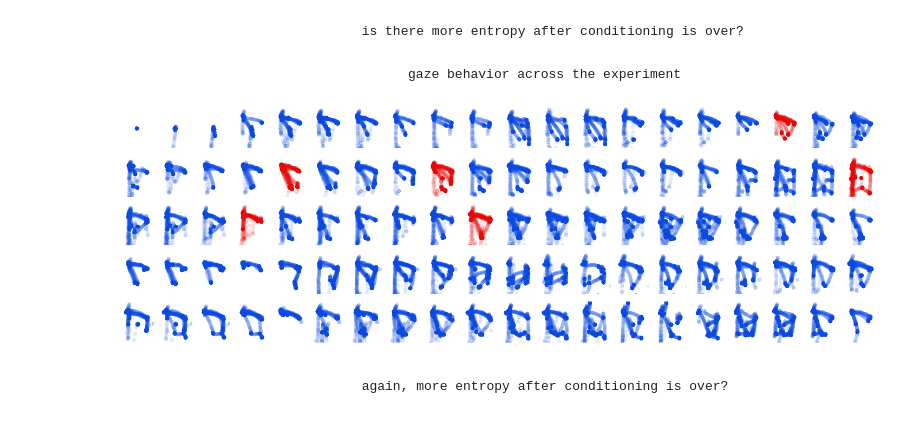
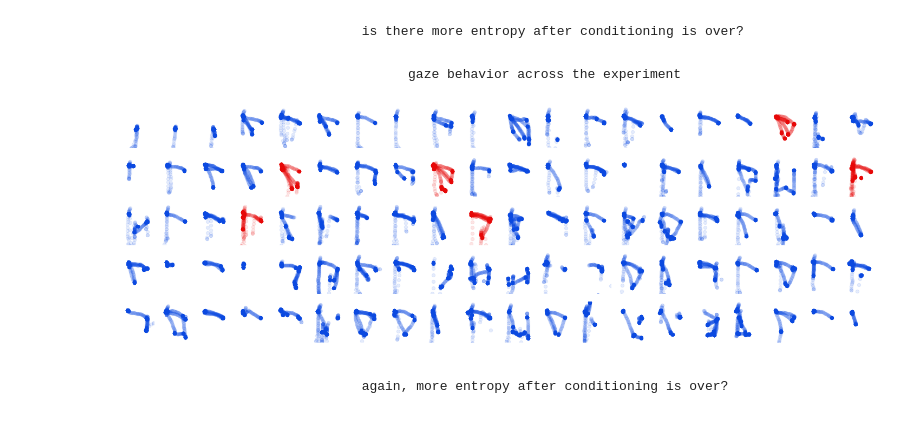
Before and after one commit to tzler/social_structure_learning, a Jupyter notebook: analysis/gaze/coordinate_functions.ipynb, the cells around one changed output. Drawn from its saved outputs; the diff is of its cells as text; code cells hidden in the pictures.

````diff
--- a/analysis/gaze/coordinate_functions.ipynb
+++ b/analysis/gaze/coordinate_functions.ipynb
@@ -131,14 +132,14 @@ big_picture = 0
 plt.figure(figsize=[20,8])
 for i_subject in range(len(subjects)):
 
-    data = extract_data(subjects[i_subject])
-    plt.subplot(1,2,i_subject+1)
-    plt.axis('off')
+    plt.subplot(1,2,i_subject+1); plt.axis('off')
     plt.imshow(model_image)
+
+    subject_data = load_data(subjects[i_subject])
+    data = extract_data(subject_data)
+
     plt.scatter(data['xy'][:,0]*1.9-200, data['xy'][:,1]*1.9-50,marker='o', s=100, alpha=.005, c = 'xkcd:red')
-    plt.title('looking time locations (x and y screen coordinates) across experiment for subject %s\n'%subjects[i_subject]);
+    plt.title('looking time locations (screen coordinates) across experiment for subject %s\n'%subjects[i_subject]);
 
-    if not big_picture:
-        plt.xlim([0, x_len])
-        plt.ylim([y_len, 0])
+    if not big_picture: plt.xlim([0, x_len]), plt.ylim([y_len, 0])
 # %% [output]
@@ -146,6 +169,6 @@ for i_subject in range(len(subjects)):
 # %%
 # interval info
-_xy_ = data['xy']
+xy = data['xy']
 #show = np.insert(data['onsets'],0, 0)
 show = data['onsets']
 
@@ -157,13 +180,12 @@ def set_color(cs_type):
 
 # aesthetics
 plt.figure(figsize=[25,9]);
-
 for ii in range(len(show)-1):
 
     plt.subplot(4,11,ii+1)
-    plt.axis('off')
     plt.xlim([0, 2000]) ;
     plt.ylim([-1000, 0])
+    plt.axis('off')
 
     plt.scatter(xy[show[ii]:show[ii+1],0],-xy[show[ii]:show[ii+1],1],
                 marker='o', s=40, alpha=.1, c = 'xkcd:%s'%set_color(data['cs_type'][ii]));
@@ -175,44 +197,36 @@ for ii in range(len(show)-1):
                                 is there more entropy after conditioning is over?
 ```
 # %%
-# aesthetics
-plt.figure(figsize=[25,8]);
-# interval info
+start, end = 0, len(data['xy'])
+step = round((end-start)/100)
+show = np.arange(start, end, step)
 
-xy = e['xy']
+# define US onsets in experiment
+us_onsets = np.nonzero(np.convolve(data['US'], [1,-1]))[0]
 
-start = 0
-end =  len(xy)
-step = round((end-start)/100)
-
-_show_ = np.arange(start, end, step)
-
-
-def US_color(interval_0, interval_1, us_onsets):
-
-    color = 'xkcd:blue'
+def find_color(interval_0, interval_1, us_onsets, color = 'xkcd:blue'):
     for i_onset in us_onsets:
         if interval_0 < i_onset < interval_1: color = 'xkcd:red'
     return color
 
-for ii in range(len(_show_)-1):
+plt.figure(figsize=[25,8]);
+for ii in range(len(show)-1):
 
+    # aesthetics
     plt.subplot(5,20,ii+1)
     plt.axis('off')
     plt.xlim([0, 2000]) ;
     plt.ylim([-1000, 0])
 
-    if ii < 3: start = 2000
-    if ii > 3: start = _show_[ii-2]
-
-    color = US_color(_show_[ii], _show_[ii+1], us_onsets)
-    plt.scatter(xy[start:_show_[ii+1],0],-xy[start:_show_[ii+1],1],
+    # plot data with US dependent color
+    color = find_color(show[ii], show[ii+1], us_onsets)
+    plt.scatter(data['xy'][show[ii]:show[ii+1],0],-data['xy'][show[ii]:show[ii+1],1],
                 marker='o', s=40, alpha=.1, c = '%s'%color);
 
 print('\n\t\t\t\t\tgaze behavior across the experiment')
 # %% [output]
                                         gaze behavior across the experiment
-[figure, old version]
+[figure, new version]
 # %% [markdown]
 ```
                                 again, more entropy after conditioning is over?
````
Also changed, not shown: parts of 12 cells of this notebook, 1 other file.
